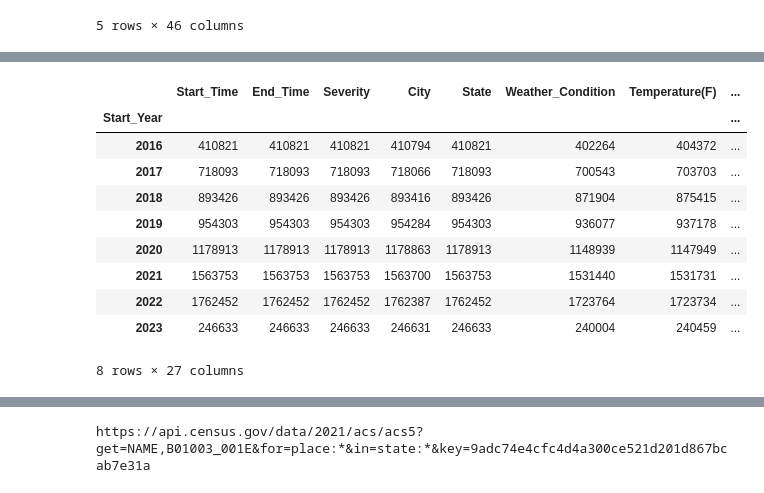
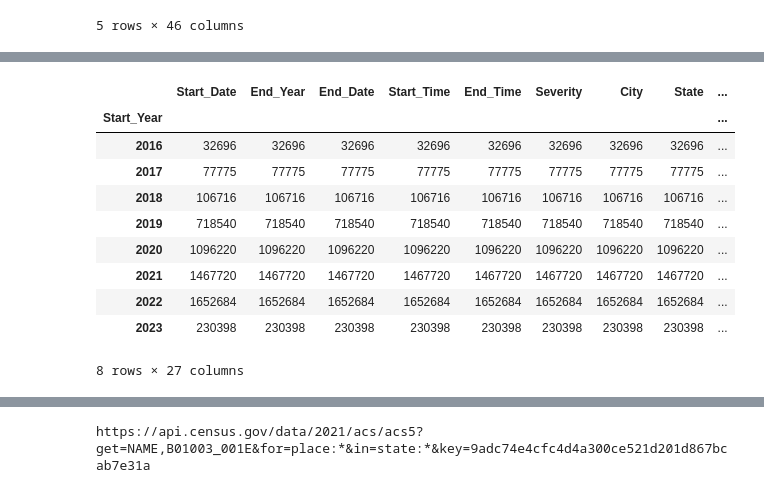
Before and after one commit to aspenjack/US-Transportation-Accidents, a Jupyter notebook: US_Traffic_AccidentsVR.ipynb, the cells around one changed output, grey strips where cells are left out. Saved outputs shown, nothing was run; the diff lists cells and outputs as text; code cells hidden in the pictures.

```diff
--- a/US_Traffic_AccidentsVR.ipynb
+++ b/US_Traffic_AccidentsVR.ipynb
@@ -53,0 +38,4 @@ dtype: object
+# %%
+#dropping NA
+drop_traffic_df = reduced_traffic_df.dropna(how='any')
+drop_traffic_df.shape
@@ -58,9 +48,9 @@ def parse_time(raw):
     string = date.isoformat()
     return string
 # %%
-reduced_traffic_df.loc[:, "Start_Date"] = reduced_traffic_df['Start_Time'].map(parse_time)
-reduced_traffic_df.loc[:, "End_Date"] = reduced_traffic_df['End_Time'].map(parse_time)
-reduced_traffic_df.head()
+drop_traffic_df.loc[:, "Start_Date"] = drop_traffic_df['Start_Time'].map(parse_time)
+drop_traffic_df.loc[:, "End_Date"] = drop_traffic_df['End_Time'].map(parse_time)
+drop_traffic_df.head()
 # %% [output]
 A value is trying to be set on a copy of a slice from a DataFrame.
 Try using .loc[row_indexer,col_indexer] = value instead
@@ -80,7 +75,7 @@ def year(raw):
     year_integer = int(year_string)
     return year_integer
 # %%
-reduced_traffic_df.loc[:, "Start_Year"] = reduced_traffic_df['Start_Date'].map(year)
-reduced_traffic_df.loc[:, "End_Year"] = reduced_traffic_df['End_Date'].map(year)
-reduced_traffic_df
+drop_traffic_df.loc[:, "Start_Year"] = drop_traffic_df['Start_Date'].map(year)
+drop_traffic_df.loc[:, "End_Year"] = drop_traffic_df['End_Date'].map(year)
+drop_traffic_df
 # %% [output]
@@ -119,4 +124,10 @@ End_Year             7728394
 dtype: int64
 # %%
-reduced_traffic_df[reduced_traffic_df["City"].isna()]
+#reorganizing columns
+organized_traffic_df = drop_traffic_df[["Start_Year","Start_Date","End_Year","End_Date","Start_Time","End_Time",\
+                                        "Severity","City","State","Weather_Condition","Temperature(F)","Visibility(mi)",\
+                                        "Wind_Speed(mph)","Precipitation(in)","Sunrise_Sunset","Description","Bump",\
+                                        "Crossing", "Give_Way","Junction","No_Exit","Railway","Roundabout","Station",\
+                                        "Stop","Traffic_Calming","Traffic_Signal","Turning_Loop"]]
+organized_traffic_df.head()
 # %% [output]
@@ -157,16 +141,16 @@ dtype: int64
 # %%
-reduced_traffic_gp = reduced_traffic_df.groupby(["Start_Year"]).count()
-reduced_traffic_gp
+organized_traffic_gp = organized_traffic_df.groupby(["Start_Year"]).count()
+organized_traffic_gp
 # %% [output]
-|  | Start_Time | End_Time | Severity | City | State | Weather_Condition | Temperature(F) | ... |
-| Start_Year |  |  |  |  |  |  |  | ... |
-| 2016 | 410821 | 410821 | 410821 | 410794 | 410821 | 402264 | 404372 | ... |
-| 2017 | 718093 | 718093 | 718093 | 718066 | 718093 | 700543 | 703703 | ... |
-| 2018 | 893426 | 893426 | 893426 | 893416 | 893426 | 871904 | 875415 | ... |
-| 2019 | 954303 | 954303 | 954303 | 954284 | 954303 | 936077 | 937178 | ... |
-| 2020 | 1178913 | 1178913 | 1178913 | 1178863 | 1178913 | 1148939 | 1147949 | ... |
-| 2021 | 1563753 | 1563753 | 1563753 | 1563700 | 1563753 | 1531440 | 1531731 | ... |
-| 2022 | 1762452 | 1762452 | 1762452 | 1762387 | 1762452 | 1723764 | 1723734 | ... |
-| 2023 | 246633 | 246633 | 246633 | 246631 | 246633 | 240004 | 240459 | ... |
+|  | Start_Date | End_Year | End_Date | Start_Time | End_Time | Severity | City | State | ... |
+| Start_Year |  |  |  |  |  |  |  |  | ... |
+| 2016 | 32696 | 32696 | 32696 | 32696 | 32696 | 32696 | 32696 | 32696 | ... |
+| 2017 | 77775 | 77775 | 77775 | 77775 | 77775 | 77775 | 77775 | 77775 | ... |
+| 2018 | 106716 | 106716 | 106716 | 106716 | 106716 | 106716 | 106716 | 106716 | ... |
+| 2019 | 718540 | 718540 | 718540 | 718540 | 718540 | 718540 | 718540 | 718540 | ... |
+| 2020 | 1096220 | 1096220 | 1096220 | 1096220 | 1096220 | 1096220 | 1096220 | 1096220 | ... |
+| 2021 | 1467720 | 1467720 | 1467720 | 1467720 | 1467720 | 1467720 | 1467720 | 1467720 | ... |
+| 2022 | 1652684 | 1652684 | 1652684 | 1652684 | 1652684 | 1652684 | 1652684 | 1652684 | ... |
+| 2023 | 230398 | 230398 | 230398 | 230398 | 230398 | 230398 | 230398 | 230398 | ... |
 8 rows × 27 columns
 # %%
```
Also changed, not shown: parts of 37 cells of this notebook.
